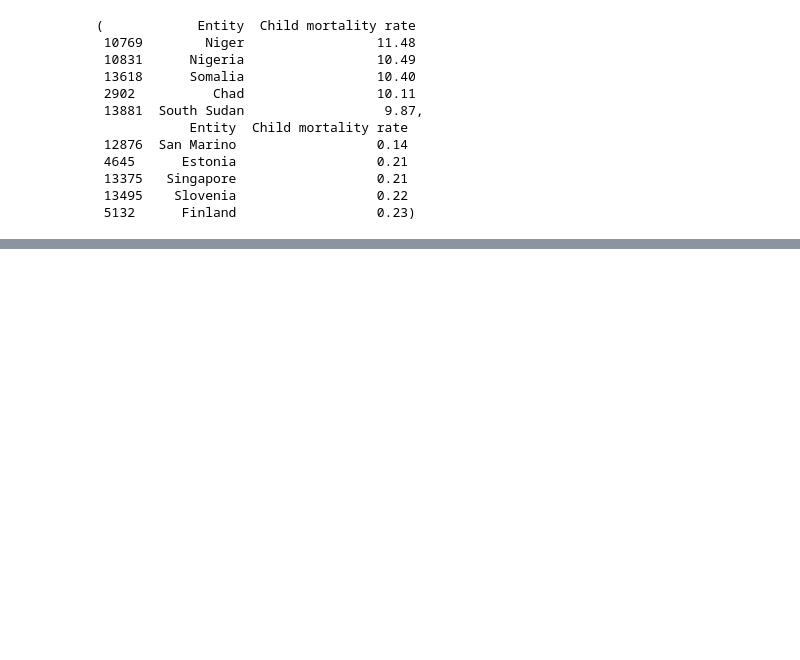
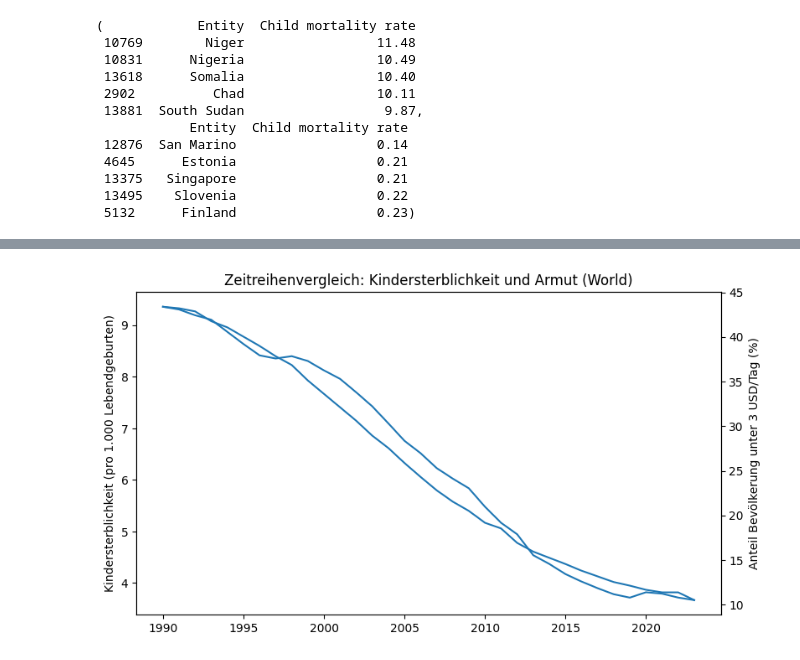
Before and after one commit to weissma8/Kindersterblichkeitsrate, a Jupyter notebook: Kindersterblichkeitsrate.ipynb, the cells around one changed output, grey strips where cells are left out. Drawn from its saved outputs; the diff is of its cells as text; code cells hidden in the pictures; blank space fills up the shorter version.

```diff
--- a/Kindersterblichkeitsrate.ipynb
+++ b/Kindersterblichkeitsrate.ipynb
@@ -290,0 +386,29 @@ top_5_high, top_5_low
+# %%
+# Zeitreihenvergleich für die Welt
+df_world = df_merged[df_merged["Entity"] == "World"].sort_values("Year")
+
+plt.figure(figsize=(9, 5))
+
+# Kindersterblichkeit (linke Achse)
+plt.plot(
+    df_world["Year"],
+    df_world["child_mortality"],
+    label="Kindersterblichkeit",
+)
+plt.ylabel("Kindersterblichkeit (pro 1.000 Lebendgeburten)")
+
+# Zweite y-Achse für Armut
+ax2 = plt.gca().twinx()
+ax2.plot(
+    df_world["Year"],
+    df_world["extreme_poverty"],
+    label="Anteil unter 3 USD/Tag",
+)
+ax2.set_ylabel("Anteil Bevölkerung unter 3 USD/Tag (%)")
+
+plt.title("Zeitreihenvergleich: Kindersterblichkeit und Armut (World)")
+plt.xlabel("Jahr")
+
+plt.show()
+# %% [output]
+[figure, added]
```
Also changed, not shown: parts of 17 cells of this notebook, 1 other file.
